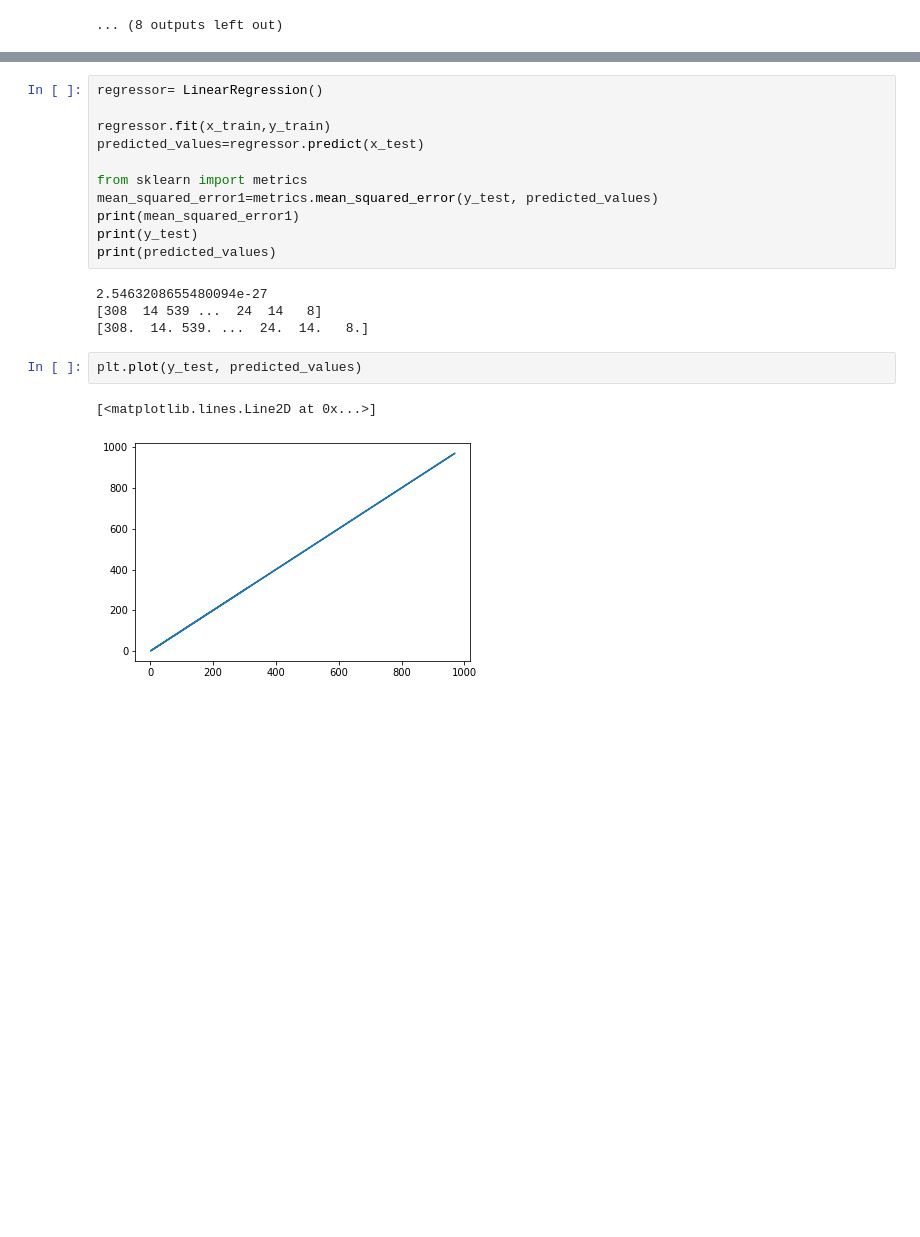
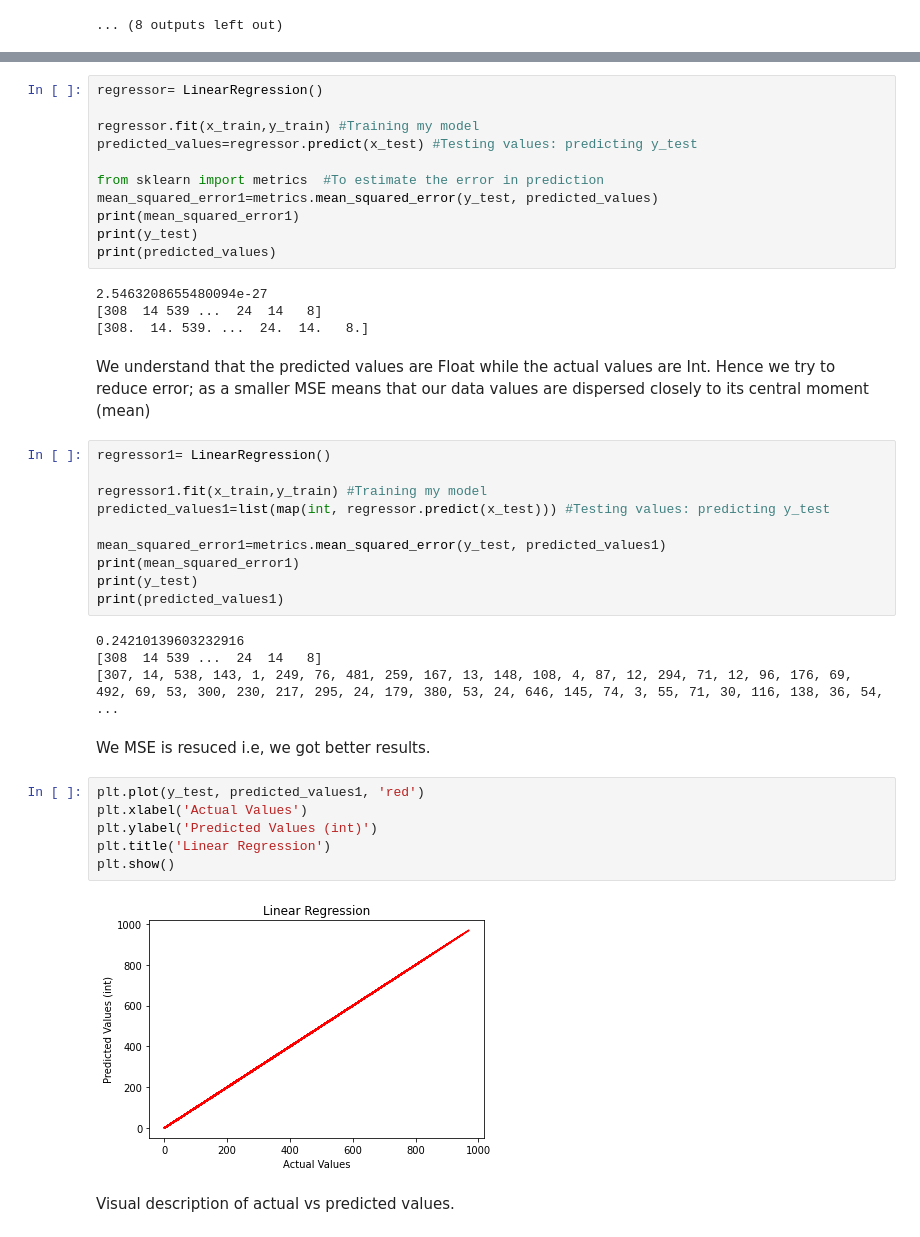
Before and after one commit to SachinLearns/Machine-Learning-Python, a Jupyter notebook: Code/01_IntroML.ipynb, the cells around one changed output, grey strips where cells are left out. Drawn from its saved outputs; the diff is of its cells as text; blank space fills up the shorter version.

```diff
--- a/Code/01_IntroML.ipynb
+++ b/Code/01_IntroML.ipynb
@@ -160,10 +148,10 @@ x_train,x_test,y_train,y_test=train_test_split(x,y, random_state = 1)
 # %%
 regressor= LinearRegression()
 
-regressor.fit(x_train,y_train)
-predicted_values=regressor.predict(x_test)
+regressor.fit(x_train,y_train) #Training my model
+predicted_values=regressor.predict(x_test) #Testing values: predicting y_test
 
-from sklearn import metrics
+from sklearn import metrics  #To estimate the error in prediction
 mean_squared_error1=metrics.mean_squared_error(y_test, predicted_values)
 print(mean_squared_error1)
 print(y_test)
@@ -172,8 +160,31 @@ print(predicted_values)
 2.5463208655480094e-27
 [308  14 539 ...  24  14   8]
 [308.  14. 539. ...  24.  14.   8.]
-# %%
-plt.plot(y_test, predicted_values)
-# %% [output]
-[<matplotlib.lines.Line2D at 0x...>]
-[figure, removed]
+# %% [markdown]
+We understand that the predicted values are Float while the actual values are Int. Hence we try to reduce error; as a smaller MSE means that our data values are dispersed closely to its central moment (mean)
+# %%
+regressor1= LinearRegression()
+
+regressor1.fit(x_train,y_train) #Training my model
+predicted_values1=list(map(int, regressor.predict(x_test))) #Testing values: predicting y_test
+
+mean_squared_error1=metrics.mean_squared_error(y_test, predicted_values1)
+print(mean_squared_error1)
+print(y_test)
+print(predicted_values1)
+# %% [output]
+0.24210139603232916
+[308  14 539 ...  24  14   8]
+[307, 14, 538, 143, 1, 249, 76, 481, 259, 167, 13, 148, 108, 4, 87, 12, 294, 71, 12, 96, 176, 69, 492, 69, 53, 300, 230, 217, 295, 24, 179, 380, 53, 24, 646, 145, 74, 3, 55, 71, 30, 116, 138, 36, 54,  ...
+# %% [markdown]
+We MSE is resuced i.e, we got better results.
+# %%
+plt.plot(y_test, predicted_values1, 'red')
+plt.xlabel('Actual Values')
+plt.ylabel('Predicted Values (int)')
+plt.title('Linear Regression')
+plt.show()
+# %% [output]
+[figure, added]
+# %% [markdown]
+Visual description of actual vs predicted values.
```
Also changed, not shown: parts of 6 cells of this notebook.
